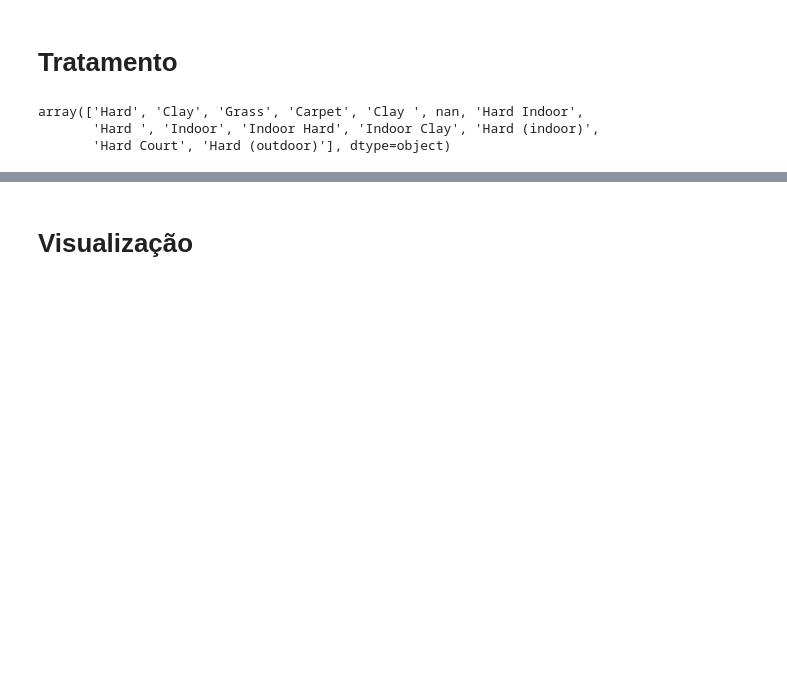
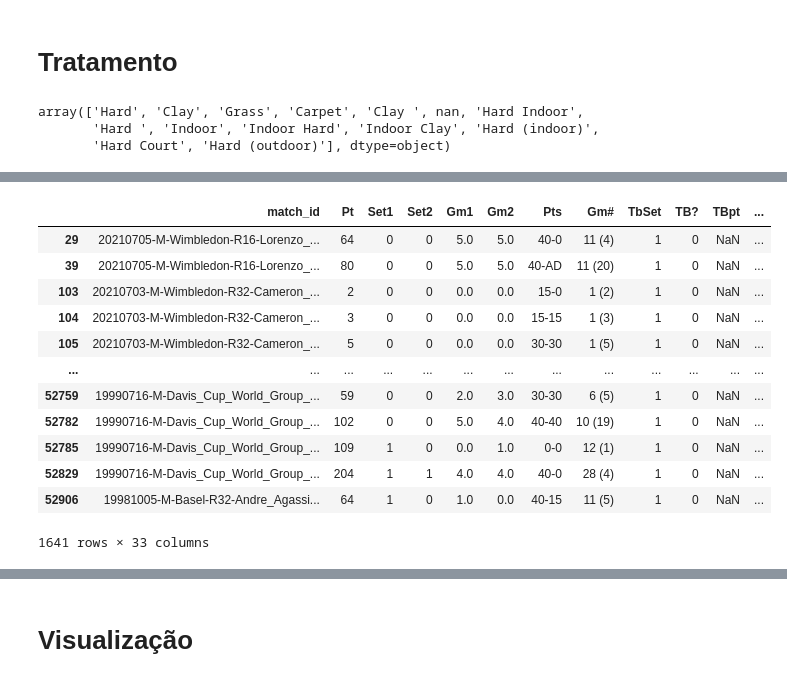
Before and after one commit to PedC18/POC1, a Jupyter notebook: test.ipynb, the cells around one changed output, grey strips where cells are left out. Saved outputs shown, nothing was run; the diff lists cells and outputs as text; code cells hidden in the pictures; blank space fills up the shorter version.

```diff
--- a/test.ipynb
+++ b/test.ipynb
@@ -65,6 +83,6 @@ Djokovic_Games_Points = Points[Points['match_id'].isin(Djokovic_Id)].reset_index
 # %%
-# Retornar apenas os pontos vencidos por cada jogador
+# Divide os pontos  em vencidos/perdidos por cada jogador
 
-Federer_Points, Federer_Points_Lost = PlayerPoints('Roger Federer', Federer_Games_Points, Federer_Matches)
-Nadal_Points, Nadal_Points_Lost = PlayerPoints('Rafael Nadal', Nadal_Games_Points, Nadal_Matches)
-Djokovic_Points, Djokovic_Points_Lost = PlayerPoints('Novak Djokovic', Djokovic_Games_Points, Djokovic_Matches)
+Federer_Points_Won, Federer_Points_Lost = PlayerPoints('Roger Federer', Federer_Games_Points, Federer_Id)
+Nadal_Points_Won, Nadal_Points_Lost = PlayerPoints('Rafael Nadal', Nadal_Games_Points, Nadal_Id)
+Djokovic_Points_Won, Djokovic_Points_Lost = PlayerPoints('Novak Djokovic', Djokovic_Games_Points, Djokovic_Id)
@@ -114,0 +113,16 @@ isDouble percentage : 0.034508163781683955
+# %%
+Federer_Points_Won[Federer_Points_Won['isDouble'] == True]
+# %% [output]
+|  | match_id | Pt | Set1 | Set2 | Gm1 | Gm2 | Pts | Gm# | TbSet | TB? | TBpt | ... |
+| 29 | 20210705-M-Wimbledon-R16-Lorenzo_... | 64 | 0 | 0 | 5.0 | 5.0 | 40-0 | 11 (4) | 1 | 0 | NaN | ... |
+| 39 | 20210705-M-Wimbledon-R16-Lorenzo_... | 80 | 0 | 0 | 5.0 | 5.0 | 40-AD | 11 (20) | 1 | 0 | NaN | ... |
+| 103 | 20210703-M-Wimbledon-R32-Cameron_... | 2 | 0 | 0 | 0.0 | 0.0 | 15-0 | 1 (2) | 1 | 0 | NaN | ... |
+| 104 | 20210703-M-Wimbledon-R32-Cameron_... | 3 | 0 | 0 | 0.0 | 0.0 | 15-15 | 1 (3) | 1 | 0 | NaN | ... |
+| 105 | 20210703-M-Wimbledon-R32-Cameron_... | 5 | 0 | 0 | 0.0 | 0.0 | 30-30 | 1 (5) | 1 | 0 | NaN | ... |
+| ... | ... | ... | ... | ... | ... | ... | ... | ... | ... | ... | ... | ... |
+| 52759 | 19990716-M-Davis_Cup_World_Group_... | 59 | 0 | 0 | 2.0 | 3.0 | 30-30 | 6 (5) | 1 | 0 | NaN | ... |
+| 52782 | 19990716-M-Davis_Cup_World_Group_... | 102 | 0 | 0 | 5.0 | 4.0 | 40-40 | 10 (19) | 1 | 0 | NaN | ... |
+| 52785 | 19990716-M-Davis_Cup_World_Group_... | 109 | 1 | 0 | 0.0 | 1.0 | 0-0 | 12 (1) | 1 | 0 | NaN | ... |
+| 52829 | 19990716-M-Davis_Cup_World_Group_... | 204 | 1 | 1 | 4.0 | 4.0 | 40-0 | 28 (4) | 1 | 0 | NaN | ... |
+| 52906 | 19981005-M-Basel-R32-Andre_Agassi... | 64 | 1 | 0 | 1.0 | 0.0 | 40-15 | 11 (5) | 1 | 0 | NaN | ... |
+1641 rows × 33 columns
```
Also changed, not shown: parts of 17 cells of this notebook, 2 other files.
